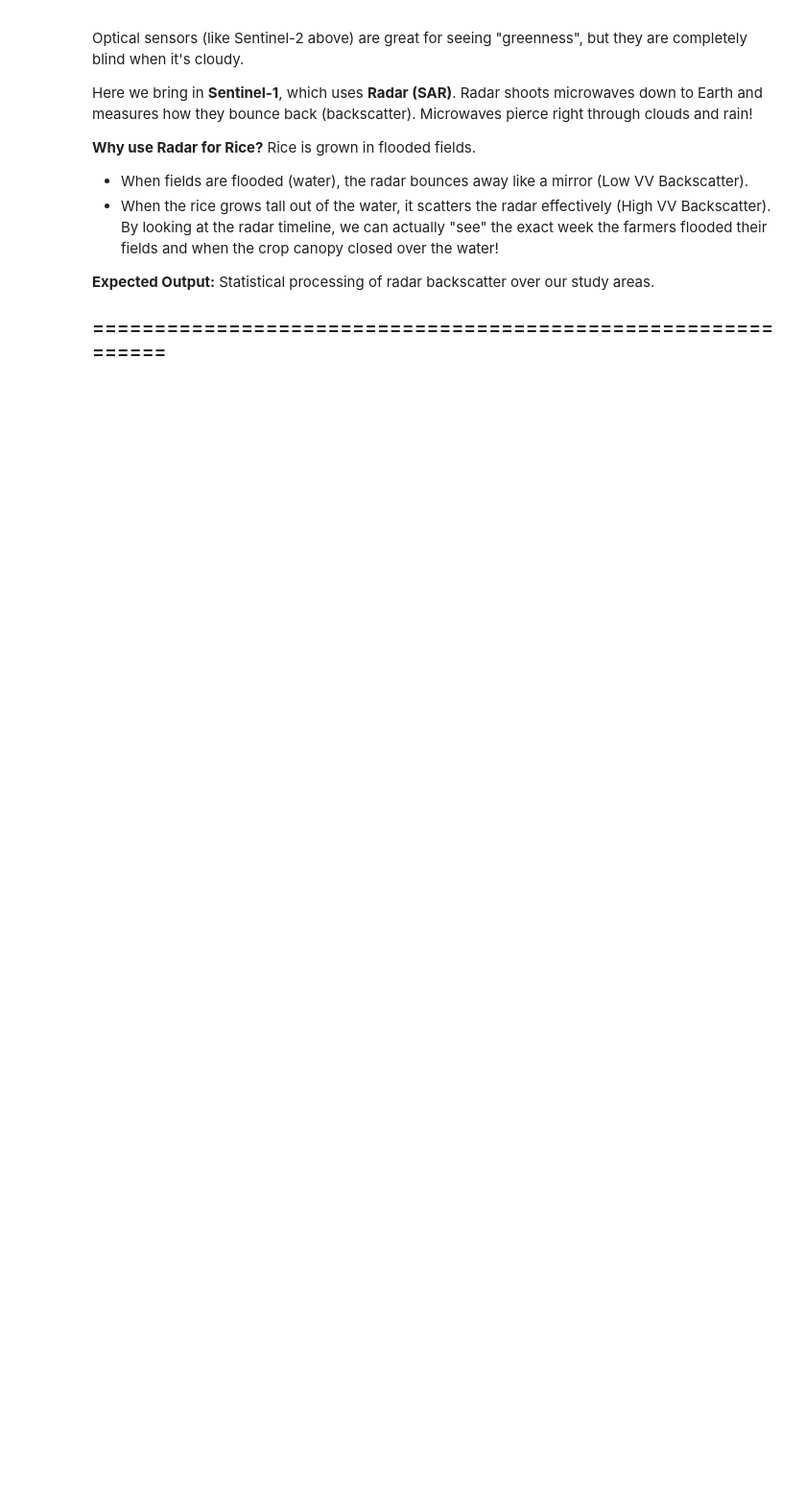
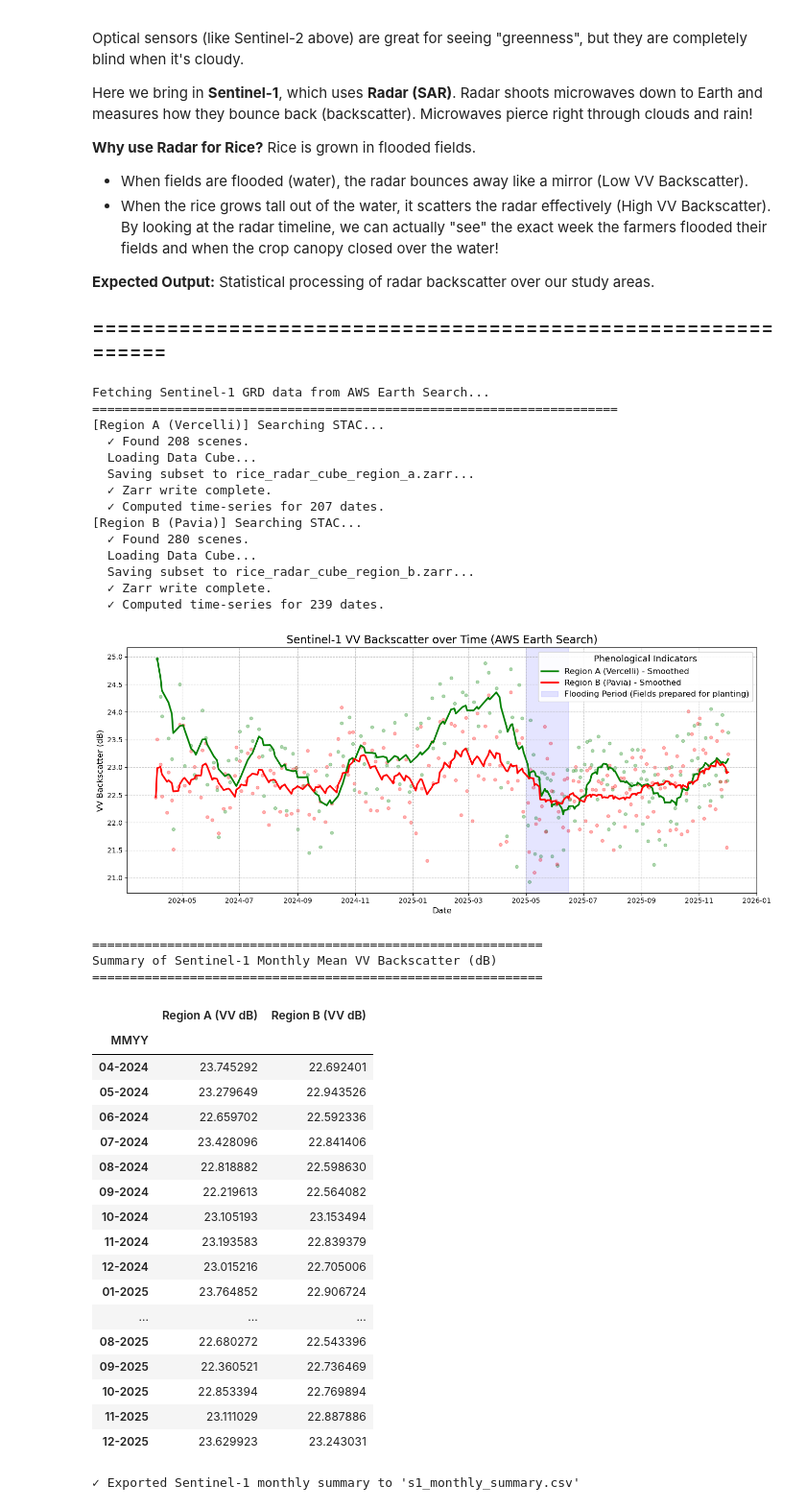
Before and after one commit to adelacky-de/EOPF, a Jupyter notebook: Po_Valley_Resilience_Analysis_Submission.ipynb, the cells around one changed output. Shown at 96% size. Cells and saved outputs as stored; diff of their text form; code cells hidden in the pictures; blank space fills up the shorter version.

```diff
--- a/Po_Valley_Resilience_Analysis_Submission.ipynb
+++ b/Po_Valley_Resilience_Analysis_Submission.ipynb
@@ -716,31 +918,92 @@ if df_s1_b is not None:
 # =========================================================
 if df_s1_a is not None and df_s1_b is not None:
     plt.figure(figsize=(14, 6))
 
     # Plot raw points
     plt.scatter(df_s1_a.index, df_s1_a['vv_mean_db'], color='green', alpha=0.3, s=20, label='_nolegend_')
     plt.scatter(df_s1_b.index, df_s1_b['vv_mean_db'], color='red', alpha=0.3, s=20, label='_nolegend_')
 
     # Plot smoothed lines
     plt.plot(df_s1_a.index, df_s1_a['vv_smooth'], color='green', linewidth=2.5,
              label='Region A (Vercelli) - Smoothed')
     plt.plot(df_s1_b.index, df_s1_b['vv_smooth'], color='red', linewidth=2.5,
              label='Region B (Pavia) - Smoothed')
 
     plt.title("Sentinel-1 VV Backscatter over Time (AWS Earth Search)", fontsize=16)
     plt.ylabel("VV Backscatter (dB)", fontsize=12)
     plt.xlabel("Date", fontsize=12)
     plt.grid(True, linestyle='--', alpha=0.7)
 
     # In farming, a DROP in VV backscatter often indicates flooding events (rice planting)
     plt.axvspan(pd.to_datetime('2025-05-01'), pd.to_datetime('2025-06-15'),
                 color='blue', alpha=0.1, label='Flooding Period (Fields prepared for planting)')
 
     # Add a descriptive legend
     plt.legend(fontsize=12, loc='upper right', framealpha=0.9, title="Phenological Indicators", title_fontsize=13)
 
     plt.tight_layout()
     plt.show()
 else:
     print("Could not compute plotting parameters.")
+
+# =========================================================
+# MONTHLY SUMMARY & EXPORT (S1)
+# =========================================================
+if df_s1_a is not None and df_s1_b is not None:
+    s1_monthly_a = df_s1_a['vv_mean_db'].resample('ME').mean()
+    s1_monthly_b = df_s1_b['vv_mean_db'].resample('ME').mean()
+
+    df_s1_summary = pd.DataFrame({
+        'Region A (VV dB)': s1_monthly_a,
+        'Region B (VV dB)': s1_monthly_b
+    })
+
+    df_s1_summary.index = df_s1_summary.index.strftime('%m-%Y')
+    df_s1_summary.index.name = 'MMYY'
+
+    print("\n============================================================")
+    print("Summary of Sentinel-1 Monthly Mean VV Backscatter (dB)")
+    print("============================================================")
+    display(df_s1_summary)
+
+    df_s1_summary.to_csv('s1_monthly_summary.csv')
+    print("\n✓ Exported Sentinel-1 monthly summary to 's1_monthly_summary.csv'")
+# %% [output]
+Fetching Sentinel-1 GRD data from AWS Earth Search...
+======================================================================
+[Region A (Vercelli)] Searching STAC...
+  ✓ Found 208 scenes.
+  Loading Data Cube...
+  Saving subset to rice_radar_cube_region_a.zarr...
+  ✓ Zarr write complete.
+  ✓ Computed time-series for 207 dates.
+[Region B (Pavia)] Searching STAC...
+  ✓ Found 280 scenes.
+  Loading Data Cube...
+  Saving subset to rice_radar_cube_region_b.zarr...
+  ✓ Zarr write complete.
+  ✓ Computed time-series for 239 dates.
+[figure, added]
+============================================================
+Summary of Sentinel-1 Monthly Mean VV Backscatter (dB)
+============================================================
+|  | Region A (VV dB) | Region B (VV dB) |
+| MMYY |  |  |
+| 04-2024 | 23.745292 | 22.692401 |
+| 05-2024 | 23.279649 | 22.943526 |
+| 06-2024 | 22.659702 | 22.592336 |
+| 07-2024 | 23.428096 | 22.841406 |
+| 08-2024 | 22.818882 | 22.598630 |
+| 09-2024 | 22.219613 | 22.564082 |
+| 10-2024 | 23.105193 | 23.153494 |
+| 11-2024 | 23.193583 | 22.839379 |
+| 12-2024 | 23.015216 | 22.705006 |
+| 01-2025 | 23.764852 | 22.906724 |
+| ... | ... | ... |
+| 08-2025 | 22.680272 | 22.543396 |
+| 09-2025 | 22.360521 | 22.736469 |
+| 10-2025 | 22.853394 | 22.769894 |
+| 11-2025 | 23.111029 | 22.887886 |
+| 12-2025 | 23.629923 | 23.243031 |
+✓ Exported Sentinel-1 monthly summary to 's1_monthly_summary.csv'
 # %% [markdown]
```
Also changed, not shown: parts of 21 cells of this notebook, 9 other files.
